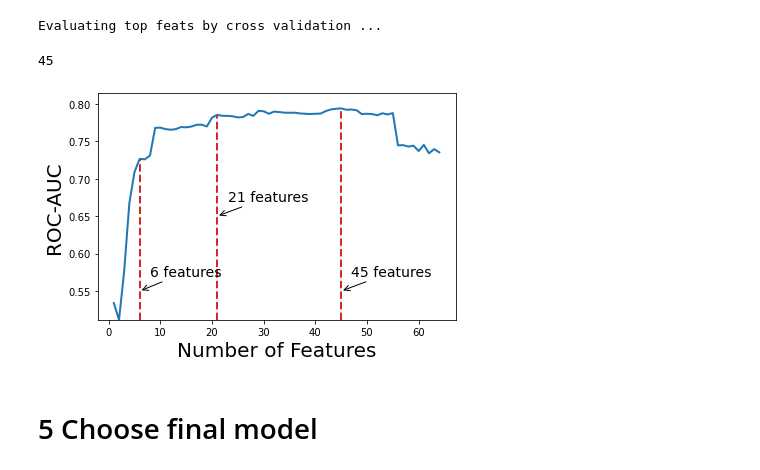
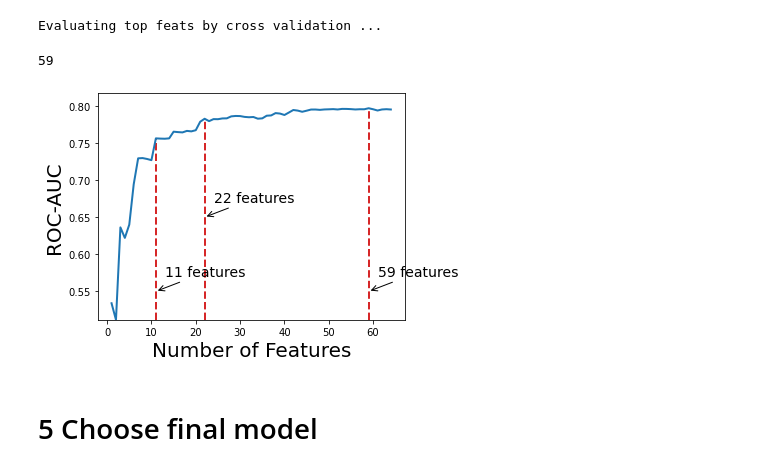
Before and after one commit to hsd1503/PIC_mortality, a Jupyter notebook: run_exp.ipynb, the cells around one changed output. Saved outputs shown, nothing was run; the diff lists cells and outputs as text; code cells hidden in the pictures.

```diff
--- a/run_exp.ipynb
+++ b/run_exp.ipynb
@@ -69,7 +68,7 @@ print('Read data shape:', df.shape)
 
 prism_iii_feats = get_prism_iii_feats()
 # remove columns with more than MAX_MISSING_RATE
-MAX_MISSING_RATE = 0.5 # to use all features, set 1.0
+MAX_MISSING_RATE = 0.9 # to use all features, set 1.0
 df_missing_rate = df.isnull().mean().sort_values().reset_index()
 df_missing_rate.columns = ['col','missing_rate']
 cols = list(df_missing_rate[df_missing_rate['missing_rate'] < MAX_MISSING_RATE].col.values)
@@ -177,7 +175,7 @@ Rank all feats by complex tree model ...
 # %% [markdown]
 # 4 Step-wise evaluating features by cross validation
 # %%
-# df_imp = pd.read_csv('importance_scores.csv') # uncomment if you already computed the importance_scores
+df_imp = pd.read_csv('importance_scores.csv') # uncomment if you already computed the importance_scores
 
 print('Evaluating top feats by cross validation ...')
 n_features = list(range(1,max_n_features+1))
@@ -210,32 +208,32 @@ res_df.columns = ['topK', 'AUROC_mean', 'AUPRC_mean', 'AUROC_std', 'AUPRC_std']
 Evaluating top feats by cross validation ...
 # %%
 
-topK = 45 # Set by experiment
-topK1 = 6 # Set by experiment
-topK2 = 21 # Set by experiment
+topK = 59 # Set by experiment
+topK1 = 11 # Set by experiment
+topK2 = 22 # Set by experiment
 
 fig = plt.figure(figsize=(6,4))
 ax = fig.add_subplot(1,1,1)
 plt.xlabel('Number of Features')
 plt.ylabel('ROC-AUC')
 ax.plot(list(range(1,max_n_features+1)), res_df.AUROC_mean.values, color='tab:blue', linewidth=2)
 ax.set_xlabel('Number of Features', fontsize=20)
 ax.set_ylabel('ROC-AUC', fontsize=20)
 max_x = np.argmax(res_df.AUROC_mean)+1
 max_y = res_df.AUROC_mean.values[max_x]
 print(max_x)
 ax.vlines(max_x, np.min(res_df.AUROC_mean.values), max_y, linestyle='dashed', color='tab:red', linewidth=2)
-ax.vlines(topK1, np.min(res_df.AUROC_mean.values), res_df.AUROC_mean.values[topK1], linestyle='dashed', color='tab:red', linewidth=2)
-ax.vlines(topK2, np.min(res_df.AUROC_mean.values), res_df.AUROC_mean.values[topK2], linestyle='dashed', color='tab:red', linewidth=2)
+ax.vlines(topK1, np.min(res_df.AUROC_mean.values), res_df.AUROC_mean.values[topK1-1], linestyle='dashed', color='tab:red', linewidth=2)
+ax.vlines(topK2, np.min(res_df.AUROC_mean.values), res_df.AUROC_mean.values[topK2-1], linestyle='dashed', color='tab:red', linewidth=2)
 ax.set_ylim([np.min(res_df.AUROC_mean.values), np.max(res_df.AUROC_mean.values)+0.02])
 ax.annotate('{} features'.format(topK), (topK, 0.55), xytext=(topK+2,0.57), fontsize=14, arrowprops={'arrowstyle':'->'})
 ax.annotate('{} features'.format(topK1), (topK1, 0.55), xytext=(topK1+2,0.57), fontsize=14, arrowprops={'arrowstyle':'->'})
 ax.annotate('{} features'.format(topK2), (topK2, 0.65), xytext=(topK2+2,0.67), fontsize=14, arrowprops={'arrowstyle':'->'})
 plt.tight_layout()
 plt.savefig('img/stepwise.pdf')
 # %% [output]
-45
+59
-[figure, old version]
+[figure, new version]
 # %% [markdown]
 # 5 Choose final model
 # %%
```
Also changed, not shown: parts of 7 cells of this notebook, 6 other files.
